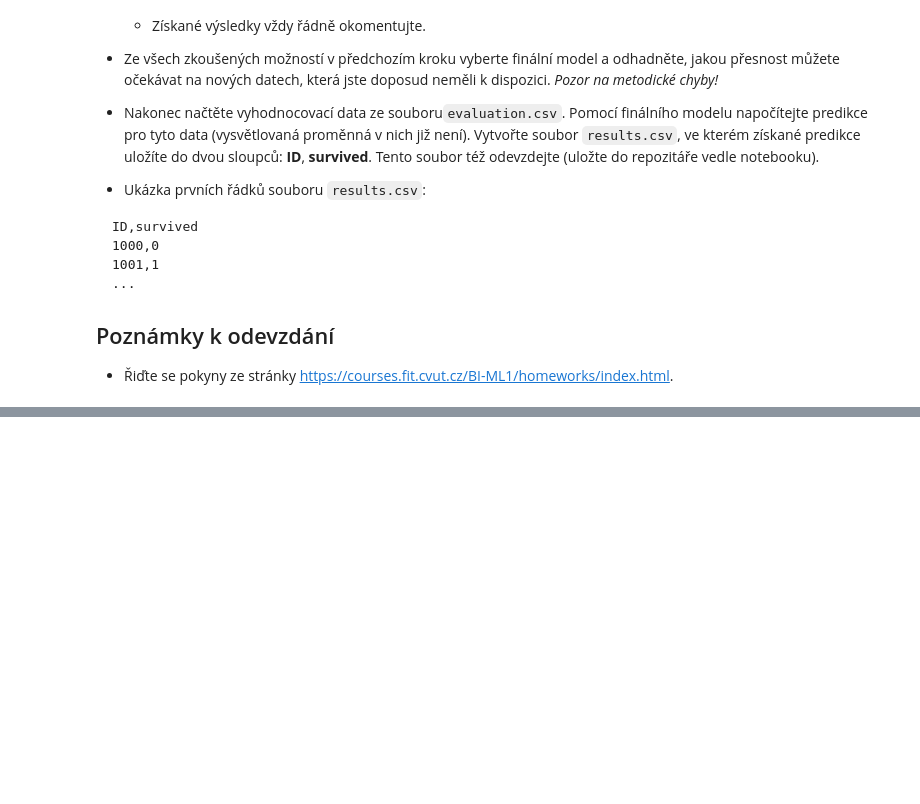
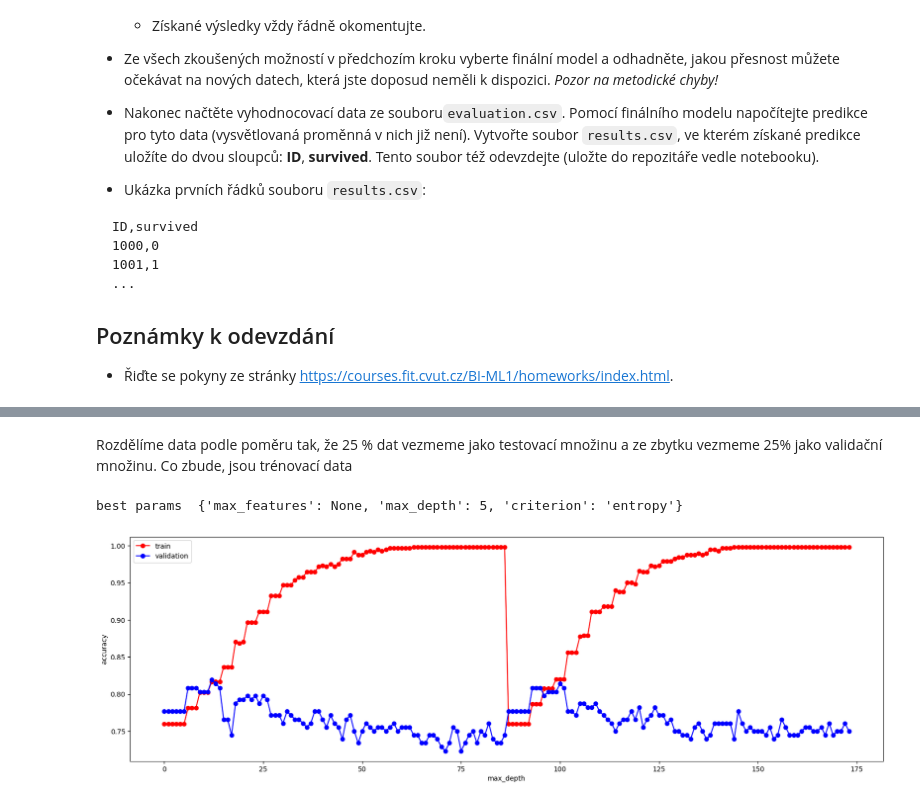
Before and after one commit to xsenyaaax/bi-ml1-2023, a Jupyter notebook: 01/homework_01.ipynb, the cells around one changed output, grey strips where cells are left out. Saved outputs shown, nothing was run; the diff lists cells and outputs as text; code cells hidden in the pictures; blank space fills up the shorter version.

Commit message:
HW01: Trees done

```diff
--- a/01/homework_01.ipynb
+++ b/01/homework_01.ipynb
@@ -67,0 +194,49 @@ ID,survived
+# %% [markdown]
+Rozdělíme data podle poměru tak, že 25 % dat vezmeme jako testovací množinu a ze zbytku vezmeme 25% jako validační množinu. Co zbude, jsou trénovací data
+# %%
+from sklearn.model_selection import train_test_split, ParameterGrid
+from sklearn.tree import DecisionTreeClassifier
+from sklearn import metrics
+import matplotlib.pyplot as plt
+
+random_seed = 666
+# Training data for tree
+XtrainTree, XtestTree, YtrainTree, YtestTree = train_test_split(Xdata, Ydata, test_size=0.25, random_state=random_seed)
+XtrainTree, XvalTree, YtrainTree, YvalTree = train_test_split(XtrainTree, YtrainTree, test_size=0.25, random_state=random_seed)
+# Training data for KNN
+XtrainKNN, XtestKNN, YtrainKNN, YtestKNN = train_test_split(Xdata, Ydata, test_size=0.25, random_state=random_seed)
+XtrainKNN, XvalKNN, YtrainKNN, YvalKNN = train_test_split(XtrainKNN, YtrainKNN, test_size=0.25, random_state=random_seed)
+
+
+param_grid_tree = {
+    'max_depth': range(1,30),
+    'criterion': ['entropy', 'gini'],
+    'max_features': [None,'sqrt','log2'],
+}
+# Get params combinations
+param_comb_tree = ParameterGrid(param_grid_tree)
+
+val_acc_tree = []
+train_acc_tree = []
+
+val_acc_knn = []
+train_acc_knn = []
+# %%
+# Count all accuracies for each param combination
+for params in param_comb_tree:
+    dt = DecisionTreeClassifier(max_depth=params['max_depth'], criterion=params['criterion'])
+    dt.fit(XtrainTree, YtrainTree)
+    train_acc_tree.append(metrics.accuracy_score(YtrainTree, dt.predict(XtrainTree)))
+    val_acc_tree.append(metrics.accuracy_score(YvalTree, dt.predict(XvalTree)))
+
+plt.figure(figsize=(20,6))
+plt.plot(train_acc_tree,'or-')
+plt.plot(val_acc_tree,'ob-')
+plt.xlabel('max_depth')
+plt.ylabel('accuracy')
+plt.legend(['train', 'validation'])
+best_params_tree = param_comb_tree[np.argmax(val_acc_tree)]
+print('best params ', best_params_tree)
+# %% [output]
+best params  {'max_features': None, 'max_depth': 5, 'criterion': 'entropy'}
+[figure, added]
```
Also changed, not shown: parts of 12 cells of this notebook.
